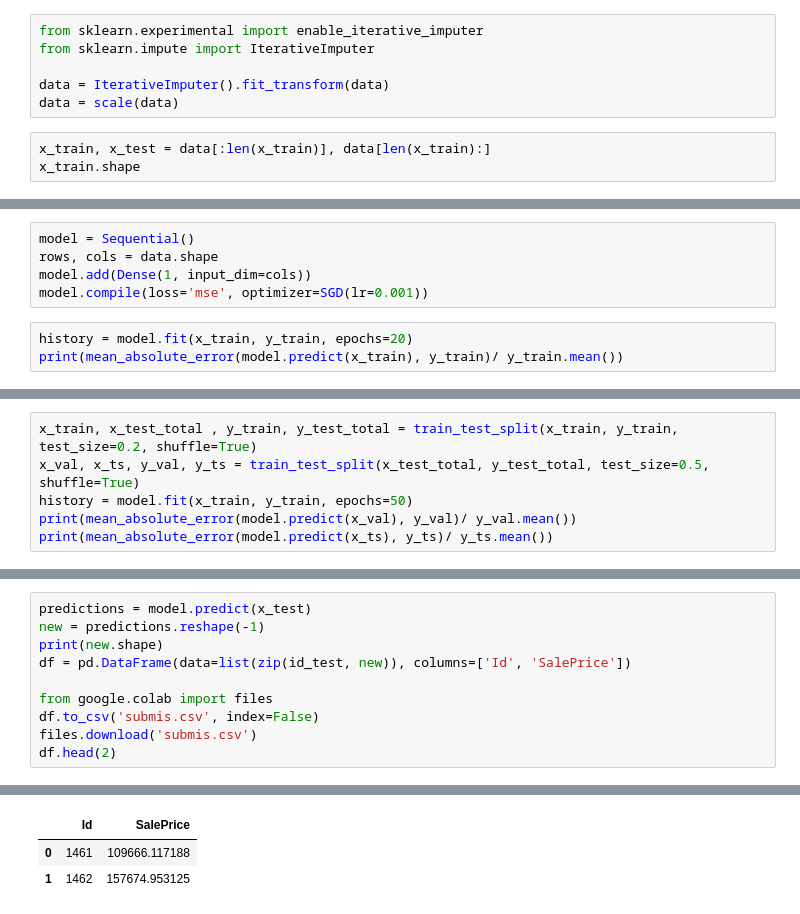
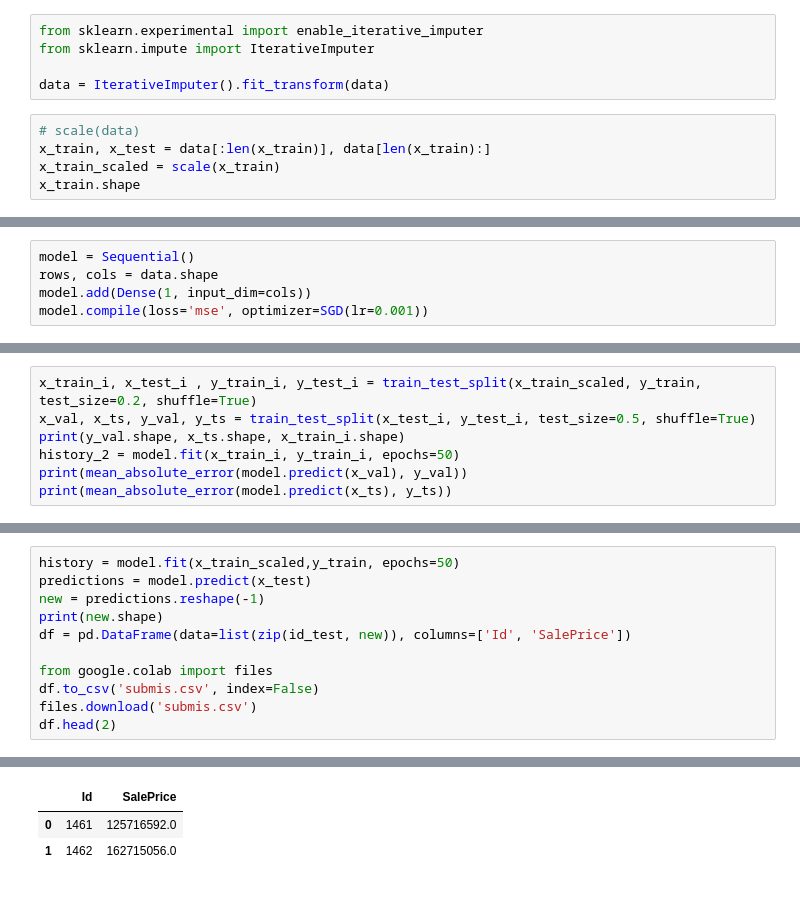
Before and after one commit to parhamgh2020/kaggle---house-price-, a Jupyter notebook: try_1.ipynb, the cells around one changed output, grey strips where cells are left out. Cells and saved outputs as stored; diff of their text form.

```diff
--- a/try_1.ipynb
+++ b/try_1.ipynb
@@ -152,9 +147,10 @@ from sklearn.experimental import enable_iterative_imputer
 from sklearn.impute import IterativeImputer
 
 data = IterativeImputer().fit_transform(data)
-data = scale(data)
 # %%
+# scale(data)
 x_train, x_test = data[:len(x_train)], data[len(x_train):]
+x_train_scaled = scale(x_train)
 x_train.shape
 # %% [output]
 (1460, 311)
@@ -163,6 +159,3 @@ model = Sequential()
 rows, cols = data.shape
 model.add(Dense(1, input_dim=cols))
 model.compile(loss='mse', optimizer=SGD(lr=0.001))
-# %%
-history = model.fit(x_train, y_train, epochs=20)
-print(mean_absolute_error(model.predict(x_train), y_train)/ y_train.mean())
@@ -187,7 +162,8 @@ Epoch 20/20
 # %%
-x_train, x_test_total , y_train, y_test_total = train_test_split(x_train, y_train, test_size=0.2, shuffle=True)
-x_val, x_ts, y_val, y_ts = train_test_split(x_test_total, y_test_total, test_size=0.5, shuffle=True)
-history = model.fit(x_train, y_train, epochs=50)
-print(mean_absolute_error(model.predict(x_val), y_val)/ y_val.mean())
-print(mean_absolute_error(model.predict(x_ts), y_ts)/ y_ts.mean())
+x_train_i, x_test_i , y_train_i, y_test_i = train_test_split(x_train_scaled, y_train, test_size=0.2, shuffle=True)
+x_val, x_ts, y_val, y_ts = train_test_split(x_test_i, y_test_i, test_size=0.5, shuffle=True)
+print(y_val.shape, x_ts.shape, x_train_i.shape)
+history_2 = model.fit(x_train_i, y_train_i, epochs=50)
+print(mean_absolute_error(model.predict(x_val), y_val))
+print(mean_absolute_error(model.predict(x_ts), y_ts))
 # %% [output]
@@ -211,4 +187,5 @@ Epoch 50/50
 # %%
+history = model.fit(x_train_scaled,y_train, epochs=50)
 predictions = model.predict(x_test)
 new = predictions.reshape(-1)
 print(new.shape)
@@ -222,6 +215,6 @@ df.head(2)
 (1459,)
 [interactive output not drawn]
 [interactive output not drawn]
 |  | Id | SalePrice |
-| 0 | 1461 | 109666.117188 |
-| 1 | 1462 | 157674.953125 |
+| 0 | 1461 | 125716592.0 |
+| 1 | 1462 | 162715056.0 |
```
Also changed, not shown: parts of 5 cells of this notebook.
